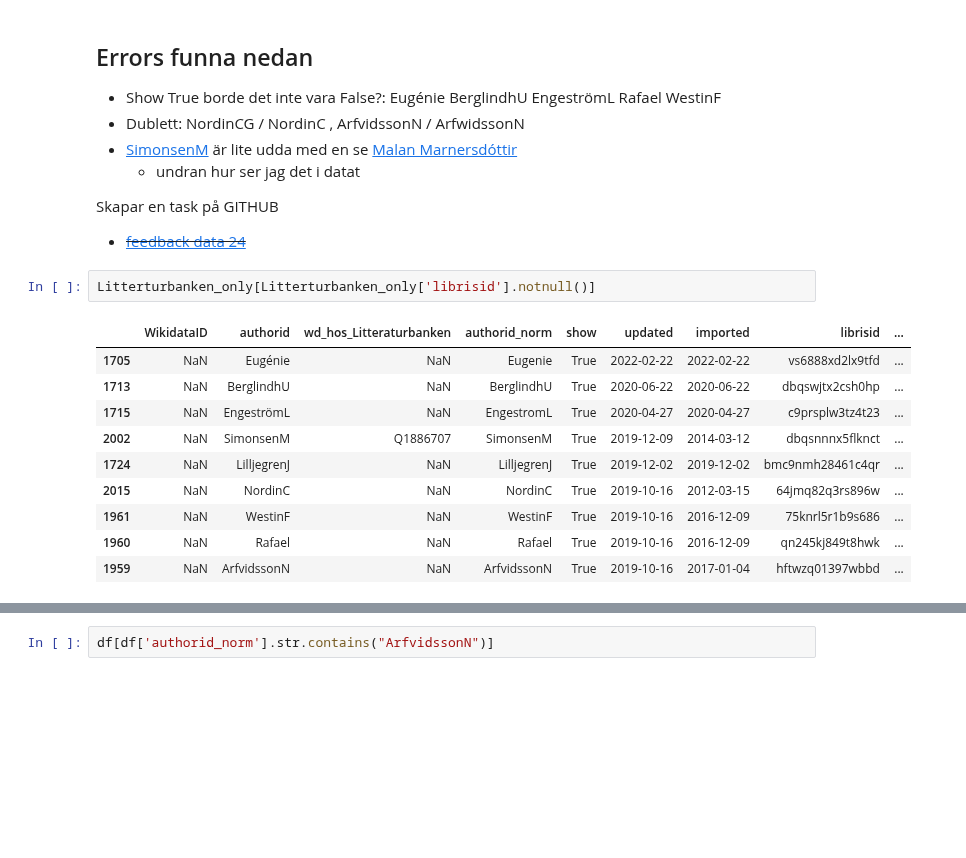
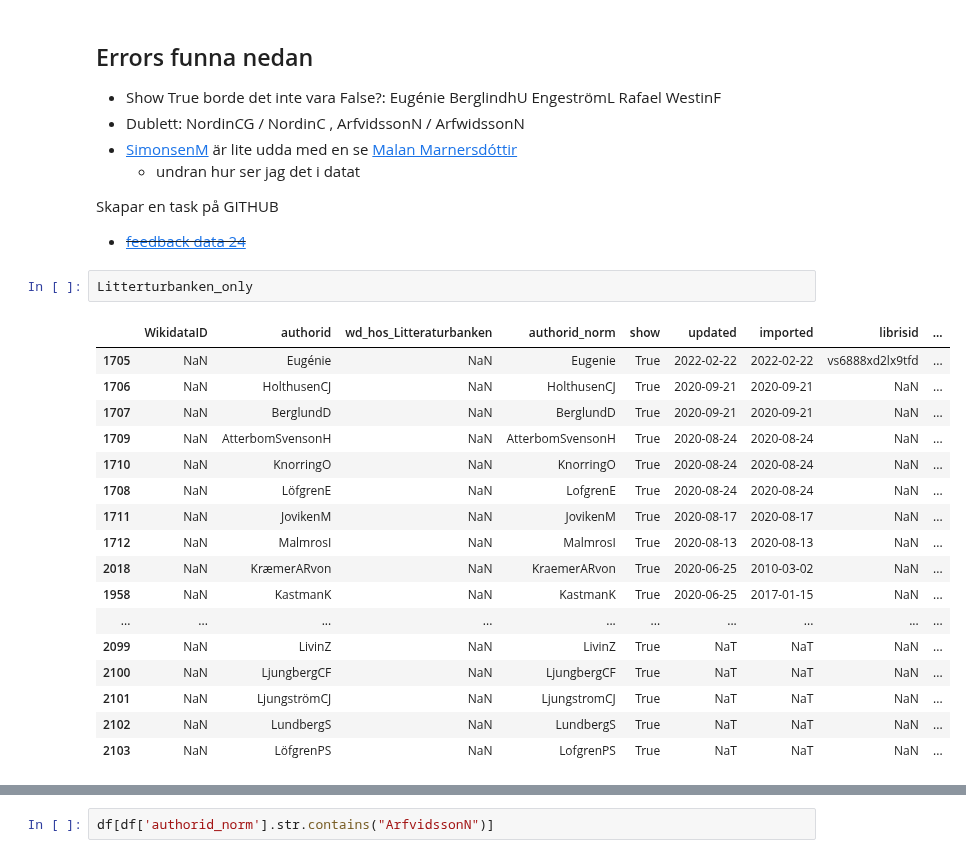
Before and after one commit to salgo60/open-data-examples, a Jupyter notebook: Litteraturbanken Author.ipynb, the cells around one changed output, grey strips where cells are left out. Cells and saved outputs as stored; diff of their text form; blank space fills up the shorter version.

Commit message:
Litteraturbanken Author

```diff
--- a/Litteraturbanken Author.ipynb
+++ b/Litteraturbanken Author.ipynb
@@ -595,16 +595,23 @@ dtype: int64
 
 Skapar en task på GITHUB
 * ~~[feedback data 24](https://github.com/spraakbanken/littb-frontend/issues/24)~~
-# %%
-Litterturbanken_only[Litterturbanken_only['librisid'].notnull()]
-# %% [output]
-|  | WikidataID | authorid | wd_hos_Litteraturbanken | authorid_norm | show | updated | imported | librisid | ... |
-| 1705 | NaN | Eugénie | NaN | Eugenie | True | 2022-02-22 | 2022-02-22 | vs6888xd2lx9tfd | ... |
-| 1713 | NaN | BerglindhU | NaN | BerglindhU | True | 2020-06-22 | 2020-06-22 | dbqswjtx2csh0hp | ... |
-| 1715 | NaN | EngeströmL | NaN | EngestromL | True | 2020-04-27 | 2020-04-27 | c9prsplw3tz4t23 | ... |
-| 2002 | NaN | SimonsenM | Q1886707 | SimonsenM | True | 2019-12-09 | 2014-03-12 | dbqsnnnx5flknct | ... |
-| 1724 | NaN | LilljegrenJ | NaN | LilljegrenJ | True | 2019-12-02 | 2019-12-02 | bmc9nmh28461c4qr | ... |
-| 2015 | NaN | NordinC | NaN | NordinC | True | 2019-10-16 | 2012-03-15 | 64jmq82q3rs896w | ... |
-| 1961 | NaN | WestinF | NaN | WestinF | True | 2019-10-16 | 2016-12-09 | 75knrl5r1b9s686 | ... |
-| 1960 | NaN | Rafael | NaN | Rafael | True | 2019-10-16 | 2016-12-09 | qn245kj849t8hwk | ... |
-| 1959 | NaN | ArfvidssonN | NaN | ArfvidssonN | True | 2019-10-16 | 2017-01-04 | hftwzq01397wbbd | ... |
+# %%
+Litterturbanken_only
+# %% [output]
+|  | WikidataID | authorid | wd_hos_Litteraturbanken | authorid_norm | show | updated | imported | librisid | ... |
+| 1705 | NaN | Eugénie | NaN | Eugenie | True | 2022-02-22 | 2022-02-22 | vs6888xd2lx9tfd | ... |
+| 1706 | NaN | HolthusenCJ | NaN | HolthusenCJ | True | 2020-09-21 | 2020-09-21 | NaN | ... |
+| 1707 | NaN | BerglundD | NaN | BerglundD | True | 2020-09-21 | 2020-09-21 | NaN | ... |
+| 1709 | NaN | AtterbomSvensonH | NaN | AtterbomSvensonH | True | 2020-08-24 | 2020-08-24 | NaN | ... |
+| 1710 | NaN | KnorringO | NaN | KnorringO | True | 2020-08-24 | 2020-08-24 | NaN | ... |
+| 1708 | NaN | LöfgrenE | NaN | LofgrenE | True | 2020-08-24 | 2020-08-24 | NaN | ... |
+| 1711 | NaN | JovikenM | NaN | JovikenM | True | 2020-08-17 | 2020-08-17 | NaN | ... |
+| 1712 | NaN | MalmrosI | NaN | MalmrosI | True | 2020-08-13 | 2020-08-13 | NaN | ... |
+| 2018 | NaN | KræmerARvon | NaN | KraemerARvon | True | 2020-06-25 | 2010-03-02 | NaN | ... |
+| 1958 | NaN | KastmanK | NaN | KastmanK | True | 2020-06-25 | 2017-01-15 | NaN | ... |
+| ... | ... | ... | ... | ... | ... | ... | ... | ... | ... |
+| 2099 | NaN | LivinZ | NaN | LivinZ | True | NaT | NaT | NaN | ... |
+| 2100 | NaN | LjungbergCF | NaN | LjungbergCF | True | NaT | NaT | NaN | ... |
+| 2101 | NaN | LjungströmCJ | NaN | LjungstromCJ | True | NaT | NaT | NaN | ... |
+| 2102 | NaN | LundbergS | NaN | LundbergS | True | NaT | NaT | NaN | ... |
+| 2103 | NaN | LöfgrenPS | NaN | LofgrenPS | True | NaT | NaT | NaN | ... |
```
Also changed, not shown: parts of 5 cells of this notebook.
